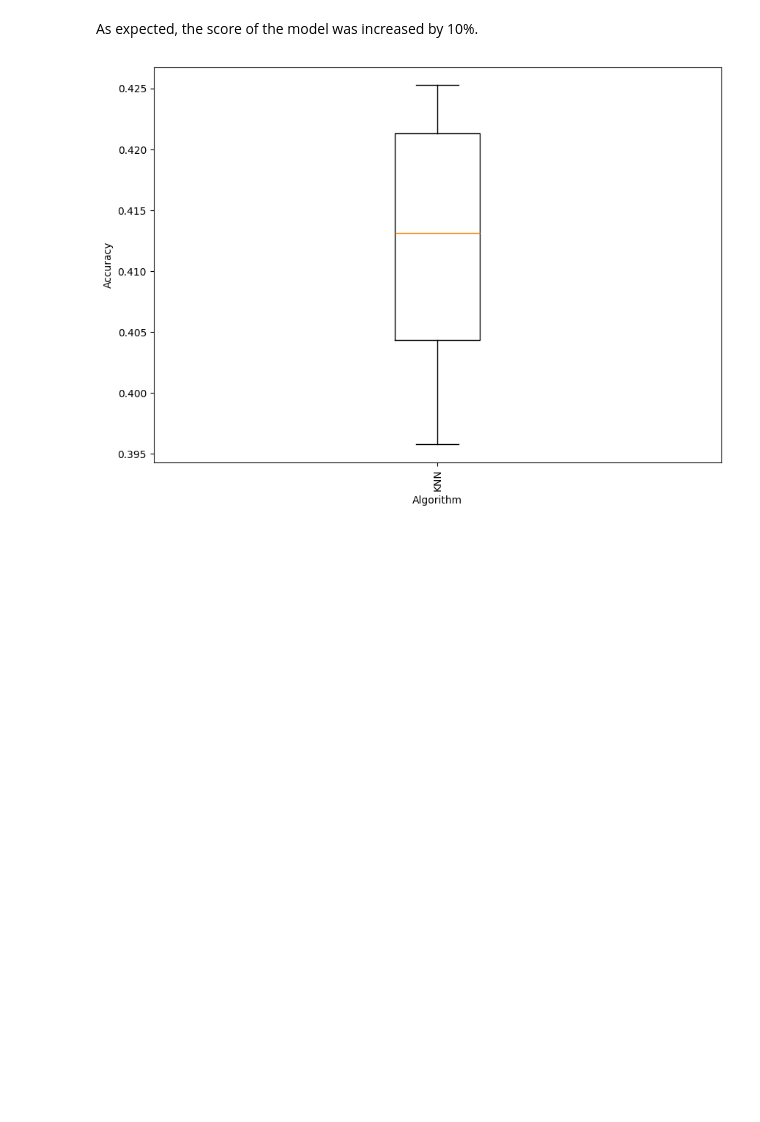
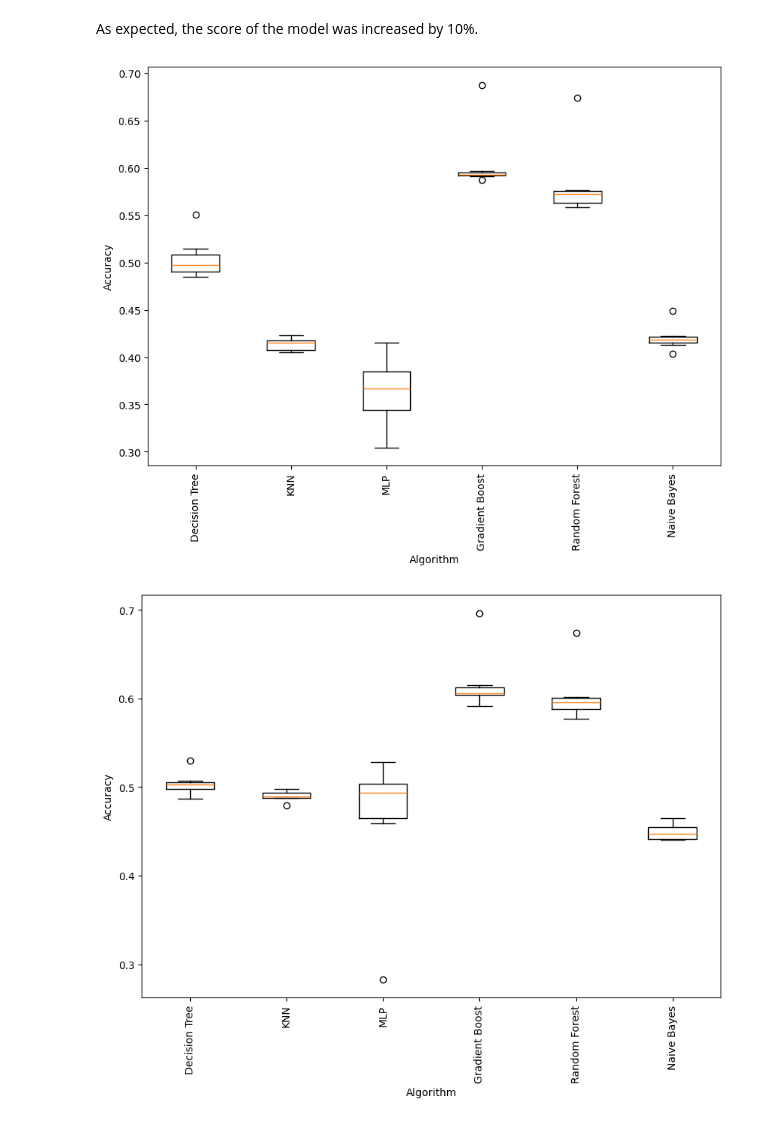
Before and after one commit to Onso37/ia-proj2, a Jupyter notebook: ia-proj2.ipynb, the cells around one changed output. Cells and saved outputs as stored; diff of their text form; code cells hidden in the pictures; blank space fills up the shorter version.

```diff
--- a/ia-proj2.ipynb
+++ b/ia-proj2.ipynb
@@ -731,38 +731,41 @@ from sklearn.svm import SVC
 from sklearn.naive_bayes import GaussianNB
 from sklearn.model_selection import cross_val_score
 from imblearn.pipeline import Pipeline
+from imblearn.over_sampling import SMOTE
 
 def plot_models(inputs, labels, smote):
     models = []
-    #models.append(("Decision Tree", DecisionTreeClassifier()))
+    models.append(("Decision Tree", DecisionTreeClassifier()))
     models.append(("KNN", KNeighborsClassifier()))
-    #models.append(("MLP", MLPClassifier()))
+    models.append(("MLP", MLPClassifier()))
     #models.append(("SVM", SVC()))
-    #models.append(("Gradient Boost", HistGradientBoostingClassifier()))
+    models.append(("Gradient Boost", HistGradientBoostingClassifier()))
     models.append(("Random Forest", RandomForestClassifier()))
-    #models.append(("Naive Bayes", GaussianNB()))
+    models.append(("Naive Bayes", GaussianNB()))
 
-    cv = StratifiedKFold(n_splits=10)
+    cv = StratifiedKFold(n_splits=7)
     scores = []
 
     for _, classifier in models:
         steps = []
         if smote:
-            steps.append(('over', SMOTENC([9,10])))
+            steps.append(('over', SMOTE()))
         steps.append(('model', classifier))
 
         score = cross_val_score(Pipeline(steps=steps), inputs, labels, scoring="accuracy", cv=cv, n_jobs=-1)
         scores.append(score)
 
     plt.figure(figsize=(10,7))
     plt.boxplot(scores, labels=list(map(lambda elem: elem[0], models)))
 
     plt.xlabel('Algorithm')
     plt.ylabel('Accuracy')
     plt.xticks(rotation=90)
 
     plt.show()
 
 plot_models(steel_inputs, steel_labels, True)
+plot_models(steel_inputs, steel_labels, False)
 # %% [output]
-[figure, old version]
+[figure, new version]
+[figure, added]
```
